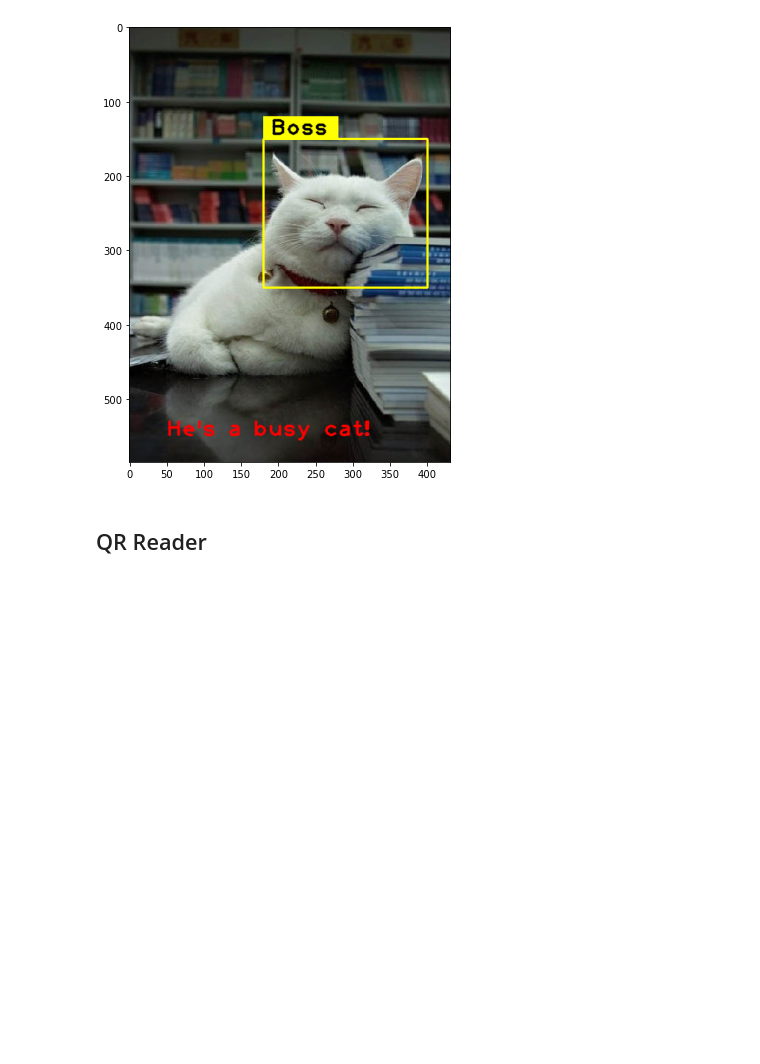
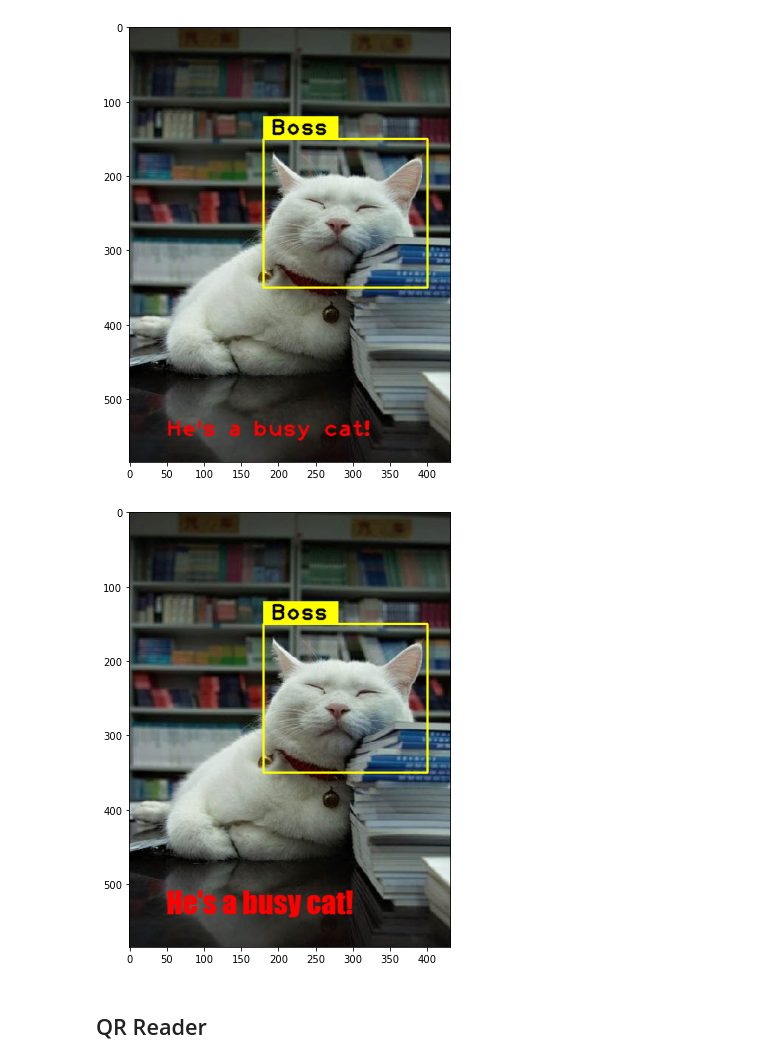
Before and after one commit to comicodex/ai-fall-exercises-2021, a Jupyter notebook: M6_computer_vision/d1_CV basics/Computer Vision Day 1 .ipynb, the cells around one changed output. Saved outputs shown, nothing was run; the diff lists cells and outputs as text; code cells hidden in the pictures; blank space fills up the shorter version.

```diff
--- a/M6_computer_vision/d1_CV basics/Computer Vision Day 1 .ipynb
+++ b/M6_computer_vision/d1_CV basics/Computer Vision Day 1 .ipynb
@@ -253,6 +252,24 @@ cv2.imwrite("my_meme.jpg", rgb_meme_img)
 # %% [output]
 True
 [figure]
+# %%
+# Level 2
+from PIL import ImageFont, ImageDraw, Image
+
+text_to_show = "He's a busy cat!"
+
+copia = rgb_meme_img.copy()
+
+pil_img = Image.fromarray(copia)
+draw = ImageDraw.Draw(pil_img)
+font = ImageFont.truetype("fonts/impact.ttf", 40)
+draw.text((50, 500), text_to_show, (255, 0, 0), font=font)
+img_processed = cv2.cvtColor(np.array(pil_img), cv2.COLOR_RGB2BGR)
+
+plt.figure(figsize=(10, 8))
+plt.imshow(pil_img);
+# %% [output]
+[figure, added]
 # %% [markdown]
 ## QR Reader
 # %% [markdown]
```
Also changed, not shown: parts of 1 cell of this notebook, 3 other files.
